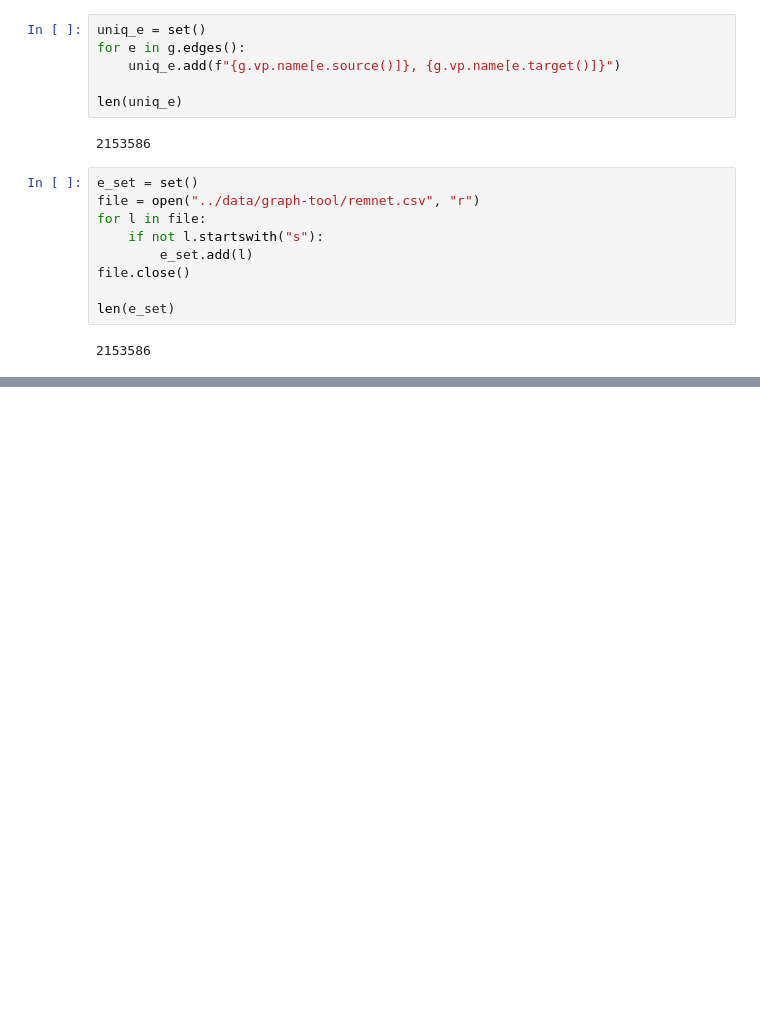
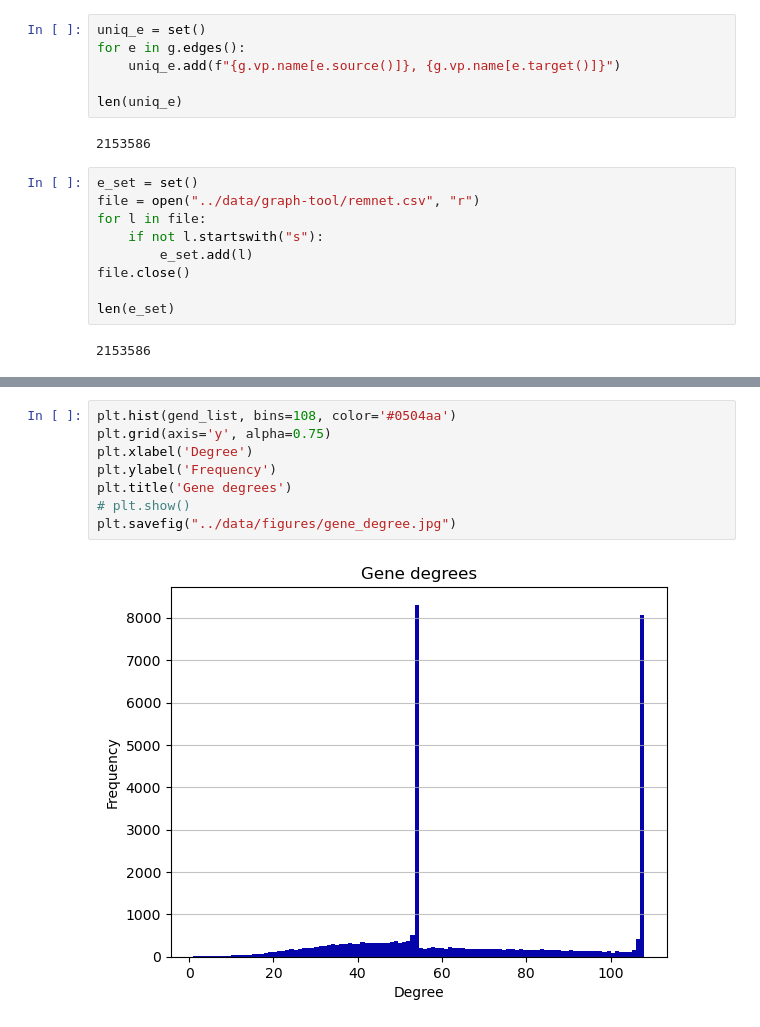
Before and after one commit to biomedbigdata/REMnet, a Jupyter notebook: networkAnalysis.ipynb, the cells around one changed output, grey strips where cells are left out. Drawn from its saved outputs; the diff is of its cells as text; blank space fills up the shorter version.

```diff
--- a/networkAnalysis.ipynb
+++ b/networkAnalysis.ipynb
@@ -71,0 +91,10 @@ gf
+# %%
+plt.hist(gend_list, bins=108, color='#0504aa')
+plt.grid(axis='y', alpha=0.75)
+plt.xlabel('Degree')
+plt.ylabel('Frequency')
+plt.title('Gene degrees')
+# plt.show()
+plt.savefig("../data/figures/gene_degree.jpg")
+# %% [output]
+[figure, added]
```
Also changed, not shown: parts of 10 cells of this notebook, 3 other files.
